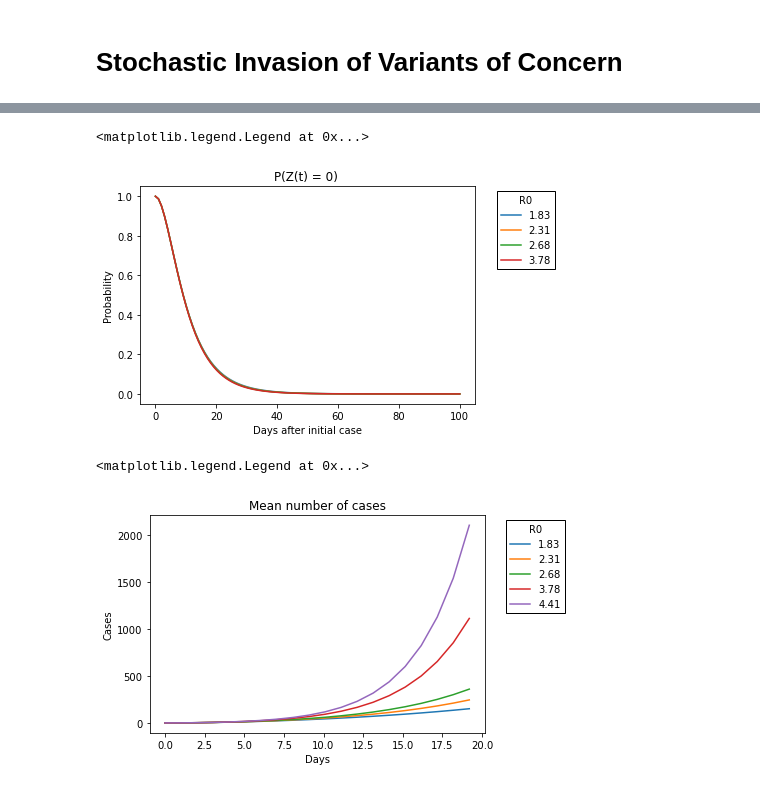
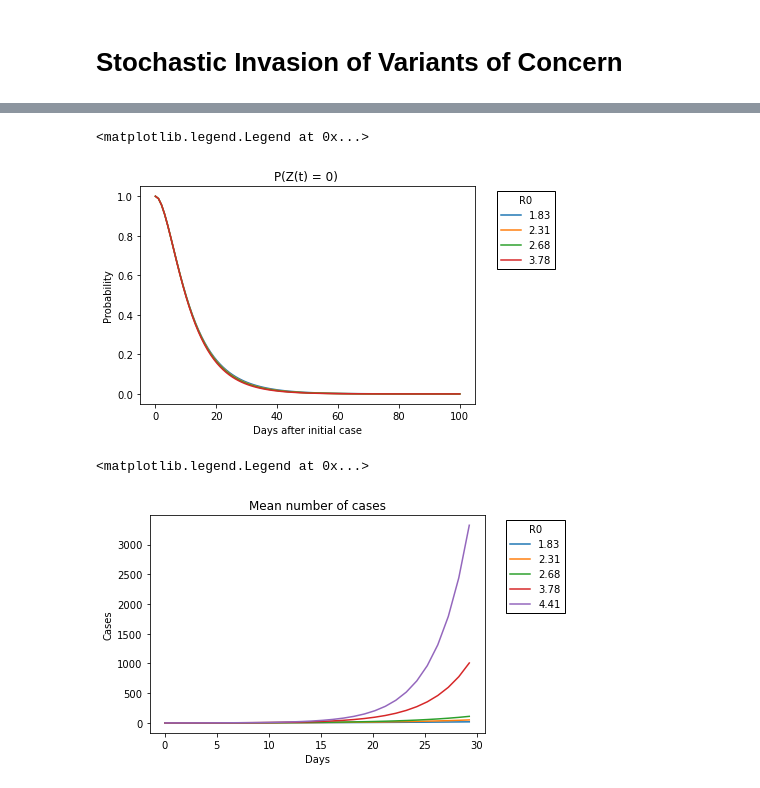
Before and after one commit to JCurran-Sebastian/BPs_for_VoC, a Jupyter notebook: VoC_paper.ipynb, the cells around one changed output, grey strips where cells are left out. Drawn from its saved outputs; the diff is of its cells as text; code cells hidden in the pictures.

```diff
--- a/VoC_paper.ipynb
+++ b/VoC_paper.ipynb
@@ -265,7 +265,7 @@ if not cluster_im:
     im_vec[:nexposed] = im*prop_vec*const_vec # Rate of importation for unvaccinated exposed cases of variants with no previous infection history
 else:
     ntypes+=1
-    cluster_size = 10
+    cluster_size = 2
     alpha = 0.3
     cluster_rate = 1/5
     im_vec = np.zeros(ntypes)
@@ -355,13 +371,13 @@ plt.legend(loc=2, bbox_to_anchor=(1.05, 1), framealpha=1., edgecolor='black', fa
 # plt.plot(time[:showplot_rho], np.exp(-1/5*time[:showplot_rho]), color = 'black')
 # %% [output]
 <matplotlib.legend.Legend at 0x...>
-[figure, old version]
+[figure, new version]
 # %%
 # Mean over time
 mean_cond = np.zeros((len(Reff_vec), len(time)))
 mean_arr = np.zeros((len(Reff_vec), ntypes-1, len(time)))
 mean = np.zeros_like(mean_cond)
-showplot = 20
+showplot = 30
 for r, Reff in enumerate(Reff_vec):
     beta_SA = Reff*gamma*rtrans_variant
     RV = Reff*rtrans_variant
@@ -370,40 +386,40 @@ for r, Reff in enumerate(Reff_vec):
             Omat = np.zeros((ntypes, ntypes))
             omega_vec = sigma * np.ones(ntypes)
             if cluster_im:
-                omega_vec[0] = cluster_rate
+                omega_vec[0] = np.sum(const_vec*prop_vec*cluster_size)
                 for nex in range(0, nexposed):
-                    Omat[0, nex+1] = 1
+                    Omat[0, nex+1] = const_vec[nex]*prop_vec[nex]*cluster_size
                     omega_vec[nex + nexposed+1] = np.sum(const_vec*prop_vec*beta_SA) + gamma
                     Omat[nex+1, nex+nexposed+1] = omega_vec[nex+1]
                     Omat[nex+nexposed+1, 1:(nexposed+1)] = const_vec*prop_vec*beta_SA
                     Omat[nex+nexposed+1, nex+nexposed+1] = np.sum(const_vec * beta_SA * prop_vec)
 
                 Omat -= np.diag(omega_vec)
             else:
                 for nex in range(0, nexposed):
                     omega_vec[nex + nexposed] = np.sum(const_vec*prop_vec*beta_SA) + gamma
                     Omat[nex, nex+nexposed] = omega_vec[nex]
                     Omat[nex+nexposed, :nexposed] = const_vec*prop_vec*beta_SA
                     Omat[nex+nexposed, nex+nexposed] = np.sum(const_vec * beta_SA * prop_vec)
 
                 Omat -= np.diag(omega_vec)
 
             return Omat
     outbreak.set_Omega(Omega)
     n0s = np.zeros(ntypes)
 #     n0s[0] = 1.
     Mvec = outbreak.solve_mean_odes(outbreak.set_mean_odes, time, n0s)[1:, :]
     mean_arr[r, :, :] = Mvec
 #     mean_cond[r, :] = np.sum(Mvec, axis=0)
 
 #     mean_cond[r, :] = np.sum(Mvec/(1-rho_mat[r, :] + np.finfo(float).eps), axis=0)
     mean[r, :] = np.sum(Mvec, axis=0)
     plt.plot(time[:showplot], mean[r, :showplot], label = str(np.round(RV, 2)))
 plt.title("Mean number of cases" )
 plt.xlabel("Days")
 plt.ylabel("Cases")
 # plt.savefig("./meancases_im=" + str(im) + "_R0=" + str(RV)+ "_n0=0.pdf")
 plt.legend(loc=2, bbox_to_anchor=(1.05, 1), framealpha=1., edgecolor='black', fancybox=False, title = "R0")
 # %% [output]
 <matplotlib.legend.Legend at 0x...>
-[figure, old version]
+[figure, new version]
```
Also changed, not shown: parts of 10 cells of this notebook.
